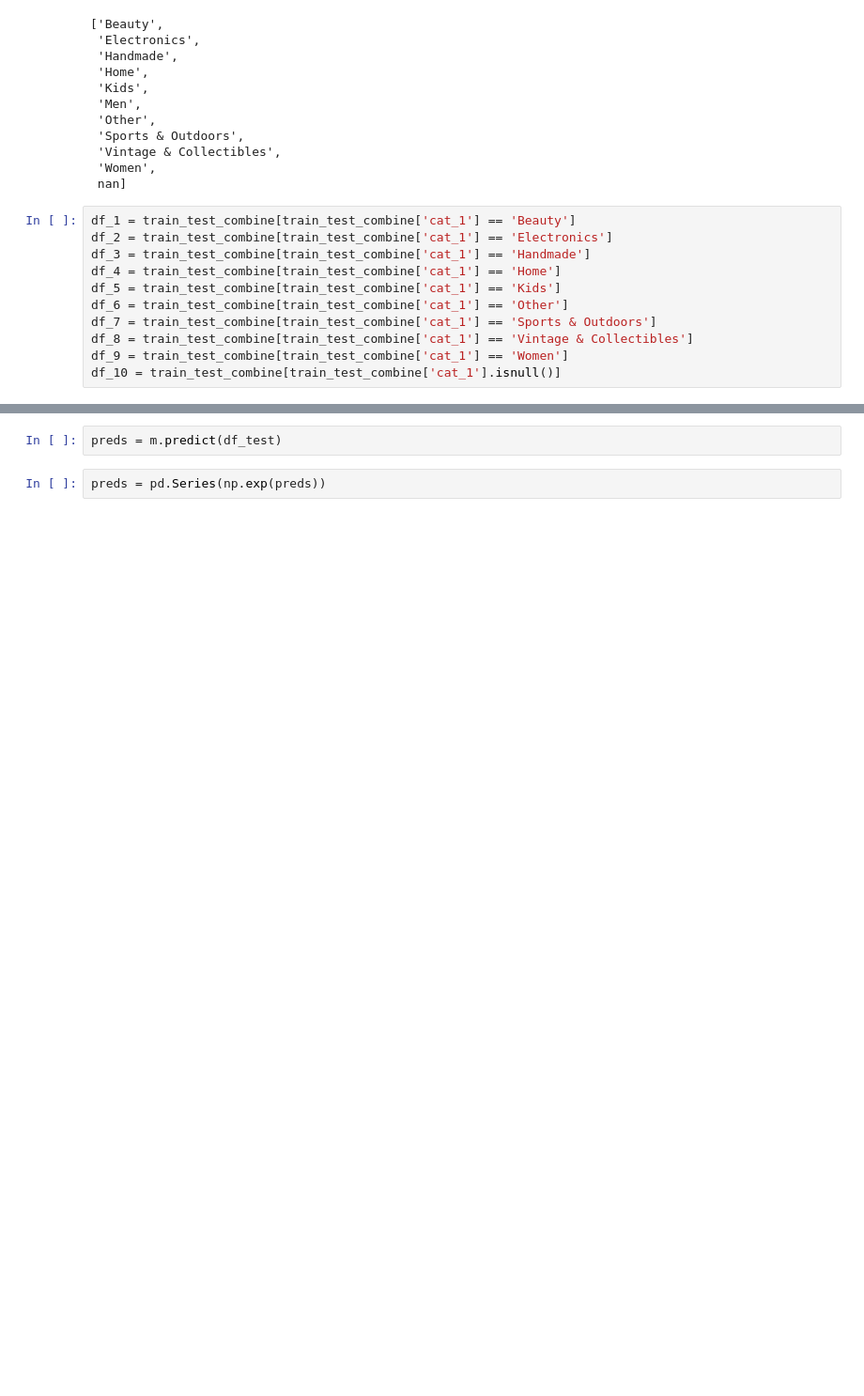
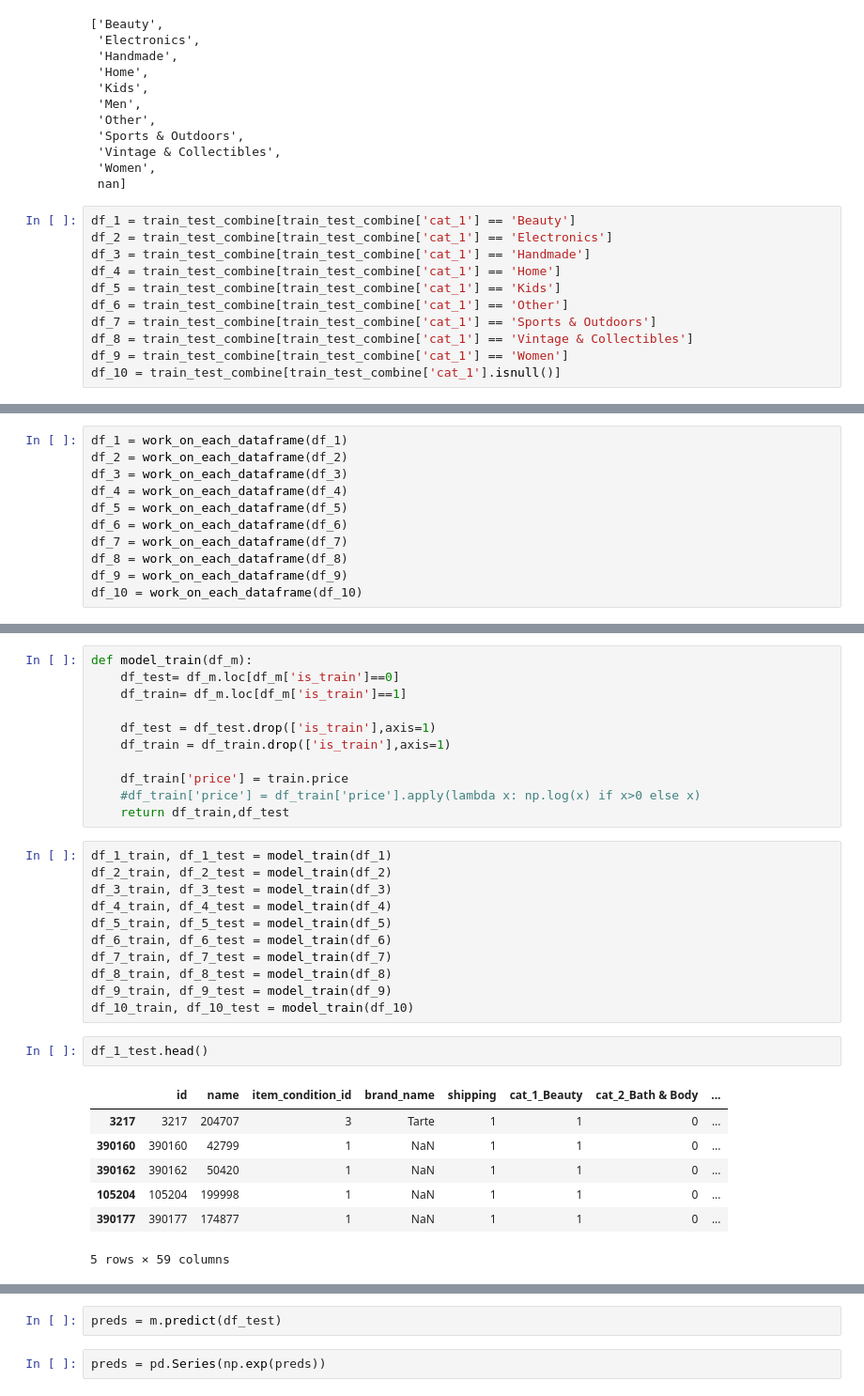
Before and after one commit to Lena-MJ/Kaggle, a Jupyter notebook: Mercari Price Suggestion Challenge/Model_one_hot.ipynb, the cells around one changed output, grey strips where cells are left out. Shown: that part at 94% size. Cells and saved outputs as stored; diff of their text form; blank space fills up the shorter version.

```diff
--- a/Mercari Price Suggestion Challenge/Model_one_hot.ipynb
+++ b/Mercari Price Suggestion Challenge/Model_one_hot.ipynb
@@ -264,0 +191,11 @@ m.score(x_train,y_train)
+# %%
+df_1 = work_on_each_dataframe(df_1)
+df_2 = work_on_each_dataframe(df_2)
+df_3 = work_on_each_dataframe(df_3)
+df_4 = work_on_each_dataframe(df_4)
+df_5 = work_on_each_dataframe(df_5)
+df_6 = work_on_each_dataframe(df_6)
+df_7 = work_on_each_dataframe(df_7)
+df_8 = work_on_each_dataframe(df_8)
+df_9 = work_on_each_dataframe(df_9)
+df_10 = work_on_each_dataframe(df_10)
@@ -264,0 +206,32 @@ m.score(x_train,y_train)
+# %%
+def model_train(df_m):
+    df_test= df_m.loc[df_m['is_train']==0]
+    df_train= df_m.loc[df_m['is_train']==1]
+
+    df_test = df_test.drop(['is_train'],axis=1)
+    df_train = df_train.drop(['is_train'],axis=1)
+
+    df_train['price'] = train.price
+    #df_train['price'] = df_train['price'].apply(lambda x: np.log(x) if x>0 else x)
+    return df_train,df_test
+# %%
+df_1_train, df_1_test = model_train(df_1)
+df_2_train, df_2_test = model_train(df_2)
+df_3_train, df_3_test = model_train(df_3)
+df_4_train, df_4_test = model_train(df_4)
+df_5_train, df_5_test = model_train(df_5)
+df_6_train, df_6_test = model_train(df_6)
+df_7_train, df_7_test = model_train(df_7)
+df_8_train, df_8_test = model_train(df_8)
+df_9_train, df_9_test = model_train(df_9)
+df_10_train, df_10_test = model_train(df_10)
+# %%
+df_1_test.head()
+# %% [output]
+|  | id | name | item_condition_id | brand_name | shipping | cat_1_Beauty | cat_2_Bath & Body | ... |
+| 3217 | 3217 | 204707 | 3 | Tarte | 1 | 1 | 0 | ... |
+| 390160 | 390160 | 42799 | 1 | NaN | 1 | 1 | 0 | ... |
+| 390162 | 390162 | 50420 | 1 | NaN | 1 | 1 | 0 | ... |
+| 105204 | 105204 | 199998 | 1 | NaN | 1 | 1 | 0 | ... |
+| 390177 | 390177 | 174877 | 1 | NaN | 1 | 1 | 0 | ... |
+5 rows × 59 columns
```
Also changed, not shown: parts of 38 cells of this notebook.
